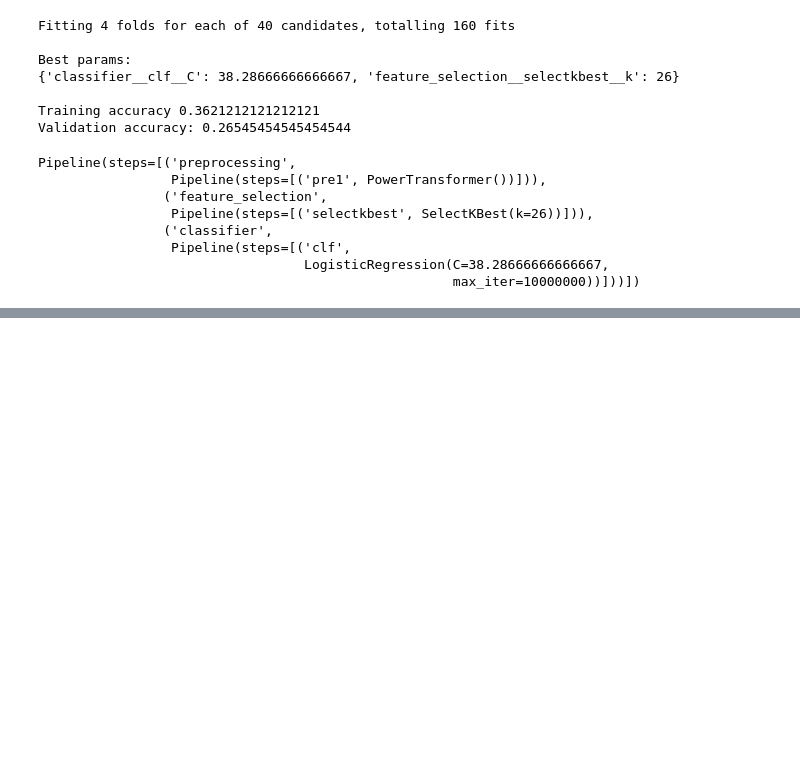
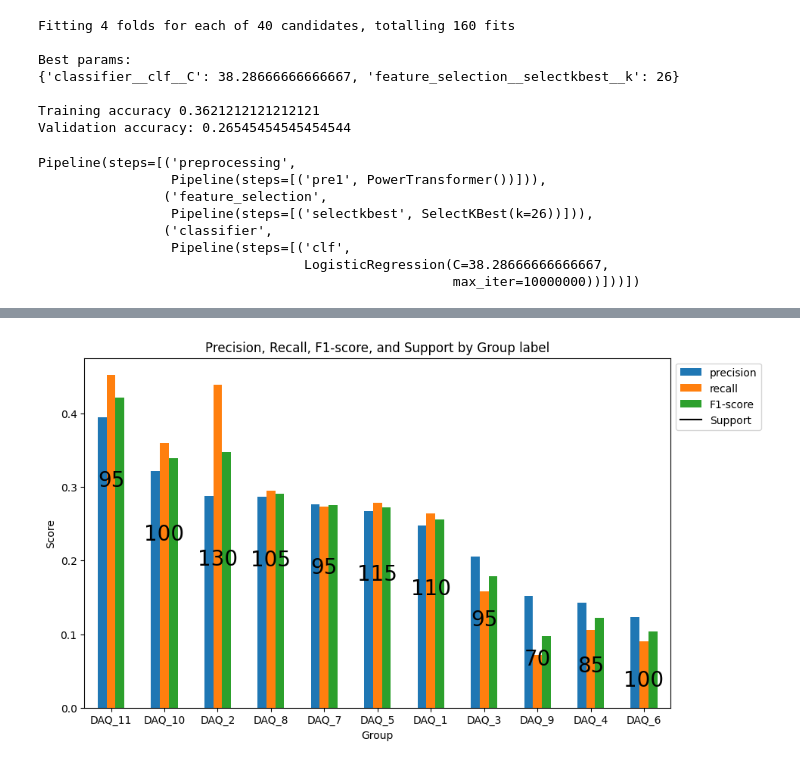
Before and after one commit to ItsKhaled/ML_Challenge, a Jupyter notebook: code/Notebook_Khaled.ipynb, the cells around one changed output, grey strips where cells are left out. Drawn from its saved outputs; the diff is of its cells as text; code cells hidden in the pictures; blank space fills up the shorter version.

```diff
--- a/code/Notebook_Khaled.ipynb
+++ b/code/Notebook_Khaled.ipynb
@@ -239,0 +250,2 @@ Pipeline(steps=[('preprocessing',
+# %%
+model = gridsearch.best_estimator_
@@ -239,0 +299,37 @@ Pipeline(steps=[('preprocessing',
+# %%
+y_val = cross_val_predict(model, Xtrain, y=Ytrain, cv=cv, n_jobs=4, verbose=0)
+# %%
+p, r, F, sup = precision_recall_fscore_support(Ytrain, y_val)
+
+validation_results = pd.DataFrame({'precision':p,'recall':r,'F1-score':F,'support':sup})
+
+groups = pd.DataFrame({'group': ['DAQ_1', 'DAQ_10', 'DAQ_11', 'DAQ_2', 'DAQ_3', 'DAQ_4', 'DAQ_5', 'DAQ_6', 'DAQ_7', 'DAQ_8', 'DAQ_9']})
+
+validation_results = pd.concat([validation_results, groups], axis = 1)
+
+validation_results.set_index('group', inplace=True)
+validation_results.sort_values(by='precision', inplace=True, ascending=False)
+# %%
+ax = validation_results[['precision', 'recall', 'F1-score']].plot.bar(figsize=(10, 6), rot=0)
+
+for i, (index, row) in enumerate(validation_results.iterrows()):
+    for j, value in enumerate(row[['precision', 'recall', 'F1-score']]):
+        if j == 0:
+            ax.text(i + j * 0.2, value - 0.1, f"{int(row['support'])}", ha='center', va='bottom', fontsize=20, color='k')
+
+ax.set_xlabel('Group')
+ax.set_ylabel('Score')
+ax.set_title('Precision, Recall, F1-score, and Support by Group label')
+
+
+handles, labels = ax.get_legend_handles_labels()
+support_legend_entry = Line2D([0], [0], marker='', color='k', label='Support', markersize=10, linestyle='-')
+
+handles.append(support_legend_entry)
+labels.append('Support')
+
+ax.legend(handles=handles, labels=labels, loc='upper left', bbox_to_anchor=(1, 1))
+
+plt.show()
+# %% [output]
+[figure, added]
```
Also changed, not shown: parts of 10 cells of this notebook.
